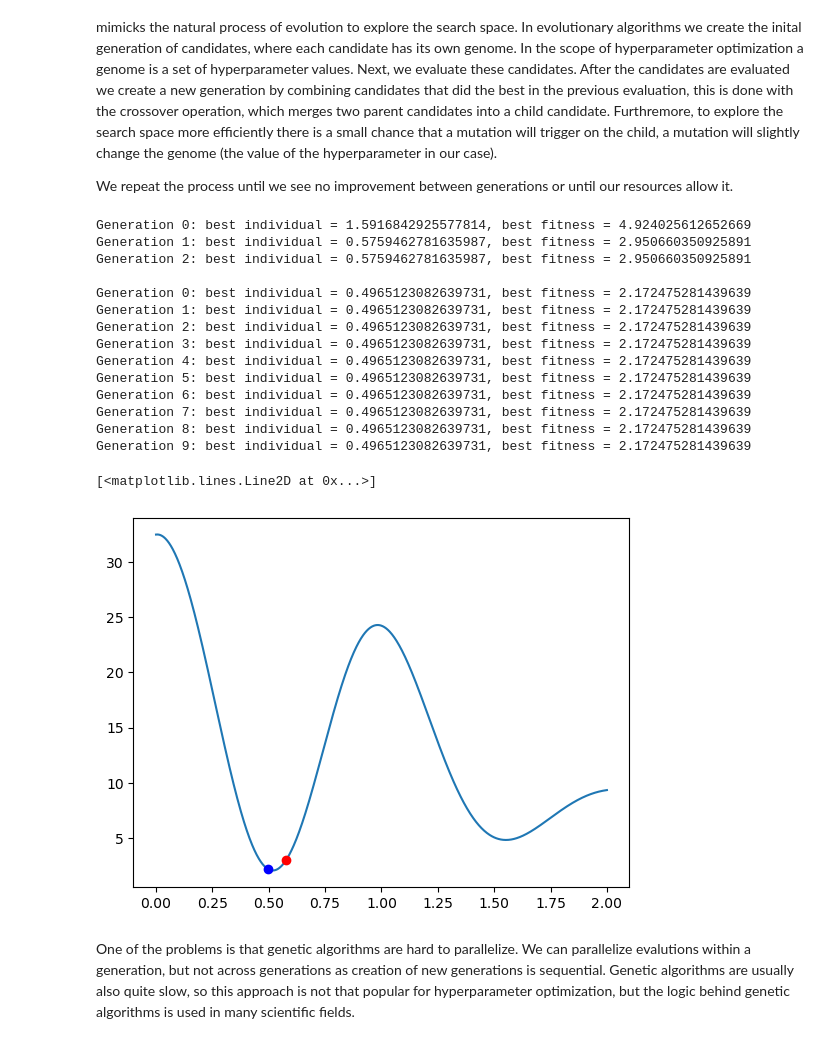
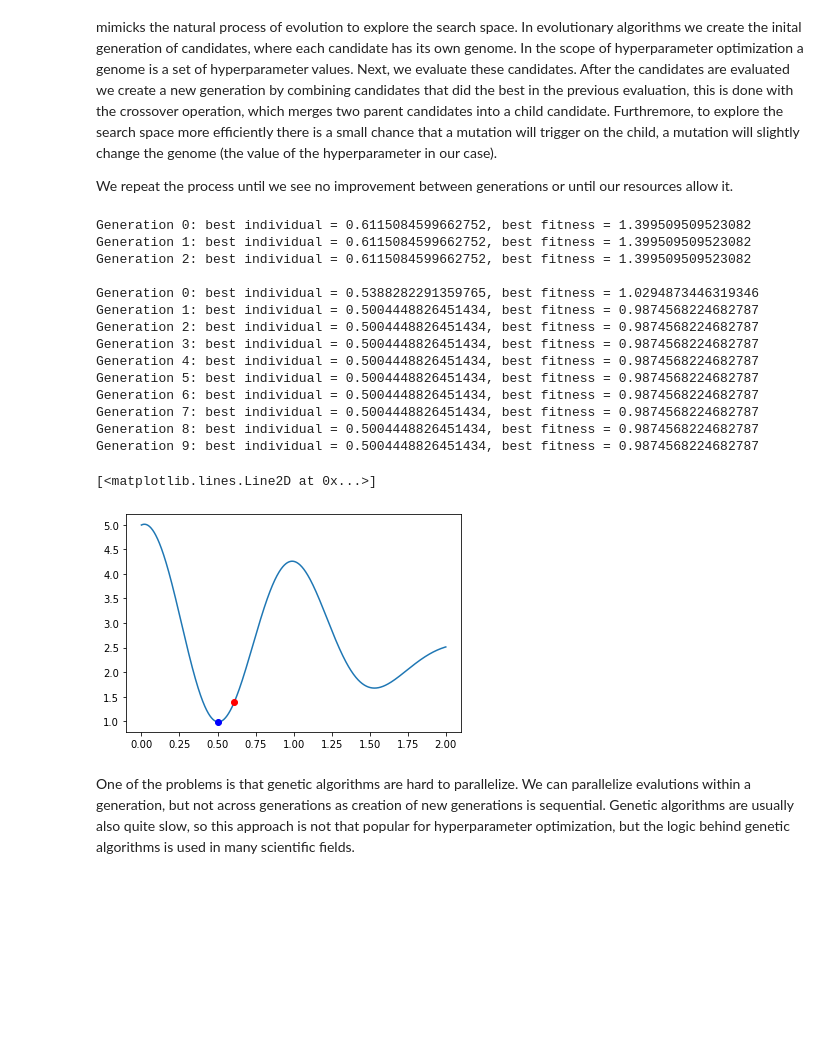
Before and after one commit to fri-datascience/course_bs, a Jupyter notebook: Session_13_Miscellaneous/code/02_hyperparameter_optimization.ipynb, the cells around one changed output. Drawn from its saved outputs; the diff is of its cells as text; code cells hidden in the pictures; blank space fills up the shorter version.

```diff
--- a/Session_13_Miscellaneous/code/02_hyperparameter_optimization.ipynb
+++ b/Session_13_Miscellaneous/code/02_hyperparameter_optimization.ipynb
@@ -21,7 +21,6 @@ So, one might look at the problem of hyperparameter optimization as a problem of
 
 The code block below defines the shape of our loss function, we are interested in finding the value of our hyperparmeter $x$ that minimizes this function on the [0, 3] interval.
 # %%
-import math
 import numpy as np
 import matplotlib.pyplot as plt
 
@@ -33,9 +32,14 @@ def loss_function(x, print_value = False):
         x (float): the input value
         print_value (bool): whether to print the value of the loss function
     """
-    value = 3 * x + (1 - 1 / 3 * math.sin(12 * x + 3) / (10 + x) + (8 * math.cos(3 * x)) ** 2) / (x ** 4 + 2)
+    value = x + (1 - 1 / 1 * np.sin(12 * x + 3) / (10 + x) + (3 * np.cos(3 * x)) ** 2) / (x ** 4 + 2)
     if print_value:
-        print(f"loss_function({x}) = {value}")
+        # if value is a numpy array
+        if hasattr(value, "__iter__"):
+            for i in range(len(x)):
+                print(f"loss_function({x[i]}) = {value[i]}")
+        else:
+            print(f"loss_function({x}) = {value}")
     return value
 
 # plot the loss function from 0 to 2
@@ -242,20 +228,23 @@ def evolutionary_optimization(population_size, generations):
     # loop through the generations
     for generation in range(generations):
         # evaluate the population
-        population_fitness = [loss_function(x) for x in population]
+        population_fitness = loss_function(population)
 
         # find the best individual
         best_fitness = min(population_fitness)
-        best_individual = population[population_fitness.index(best_fitness)]
+
+        best_individual = population[np.argmin(population_fitness)]
 
         # print the best individual
-        print(f"Generation {generation}: best individual = {best_individual}, best fitness = {best_fitness}")
+        print(
+            f"Generation {generation}: best individual = {best_individual}, best fitness = {best_fitness}"
+        )
 
         # create the next generation
-        next_generation = []
+        next_generation = np.array([])
 
         # keep the best individual
-        next_generation.append(best_individual)
+        next_generation = np.append(next_generation, best_individual)
 
         # create the rest of the next generation
         for _ in range(population_size - 1):
@@ -271,48 +260,48 @@ def evolutionary_optimization(population_size, generations):
 
             # mutation?
             if np.random.uniform(0, 1) < 0.1:
                 child += np.random.uniform(-0.1, 0.1)
 
             # clamp the child to start, end
             child = min(max(start, child), end)
 
             # append the child
-            next_generation.append(child)
+            next_generation = np.append(next_generation, child)
 
         # replace the population with the next generation
         population = next_generation
 
     return (best_individual, best_fitness)
 
 
 # run the evolutionary optimization algorithm within our constraints
 best_individual, best_fitness = evolutionary_optimization(3, 3)
 print("")
 
 # use more resources (100 evaluations)
 best_individual2, best_fitness2 = evolutionary_optimization(10, 10)
 
 # plot
 plt.plot(x_loss, y_loss)
 plt.plot(best_individual, best_fitness, 'ro')
 plt.plot(best_individual2, best_fitness2, 'bo')
 # %% [output]
-Generation 0: best individual = 1.5916842925577814, best fitness = 4.924025612652669
-Generation 1: best individual = 0.5759462781635987, best fitness = 2.950660350925891
-Generation 2: best individual = 0.5759462781635987, best fitness = 2.950660350925891
+Generation 0: best individual = 0.6115084599662752, best fitness = 1.399509509523082
+Generation 1: best individual = 0.6115084599662752, best fitness = 1.399509509523082
+Generation 2: best individual = 0.6115084599662752, best fitness = 1.399509509523082
 
-Generation 0: best individual = 0.4965123082639731, best fitness = 2.172475281439639
-Generation 1: best individual = 0.4965123082639731, best fitness = 2.172475281439639
-Generation 2: best individual = 0.4965123082639731, best fitness = 2.172475281439639
-Generation 3: best individual = 0.4965123082639731, best fitness = 2.172475281439639
-Generation 4: best individual = 0.4965123082639731, best fitness = 2.172475281439639
-Generation 5: best individual = 0.4965123082639731, best fitness = 2.172475281439639
-Generation 6: best individual = 0.4965123082639731, best fitness = 2.172475281439639
-Generation 7: best individual = 0.4965123082639731, best fitness = 2.172475281439639
-Generation 8: best individual = 0.4965123082639731, best fitness = 2.172475281439639
-Generation 9: best individual = 0.4965123082639731, best fitness = 2.172475281439639
+Generation 0: best individual = 0.5388282291359765, best fitness = 1.0294873446319346
+Generation 1: best individual = 0.5004448826451434, best fitness = 0.9874568224682787
+Generation 2: best individual = 0.5004448826451434, best fitness = 0.9874568224682787
+Generation 3: best individual = 0.5004448826451434, best fitness = 0.9874568224682787
+Generation 4: best individual = 0.5004448826451434, best fitness = 0.9874568224682787
+Generation 5: best individual = 0.5004448826451434, best fitness = 0.9874568224682787
+Generation 6: best individual = 0.5004448826451434, best fitness = 0.9874568224682787
+Generation 7: best individual = 0.5004448826451434, best fitness = 0.9874568224682787
+Generation 8: best individual = 0.5004448826451434, best fitness = 0.9874568224682787
+Generation 9: best individual = 0.5004448826451434, best fitness = 0.9874568224682787
 [<matplotlib.lines.Line2D at 0x...>]
-[figure, old version]
+[figure, new version]
 # %% [markdown]
 
 One of the problems is that genetic algorithms are hard to parallelize. We can parallelize evalutions within a generation, but not across generations as creation of new generations is sequential. Genetic algorithms are usually also quite slow, so this approach is not that popular for hyperparameter optimization, but the logic behind genetic algorithms is used in many scientific fields.
```
Also changed, not shown: parts of 9 cells of this notebook.
